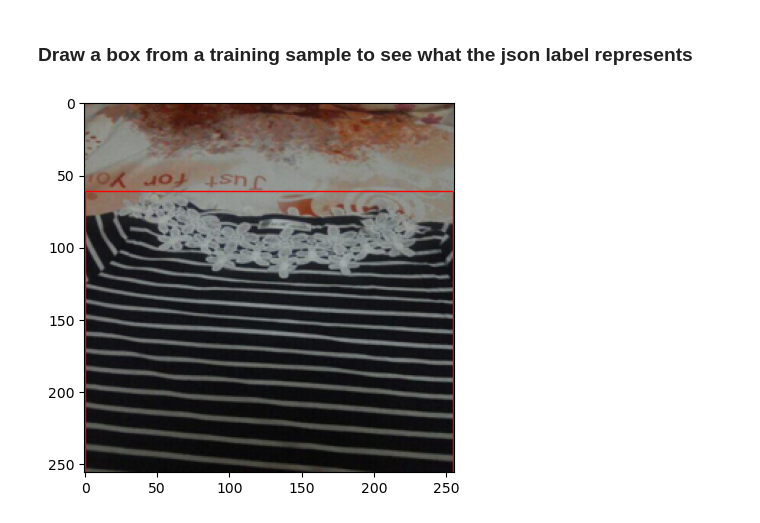
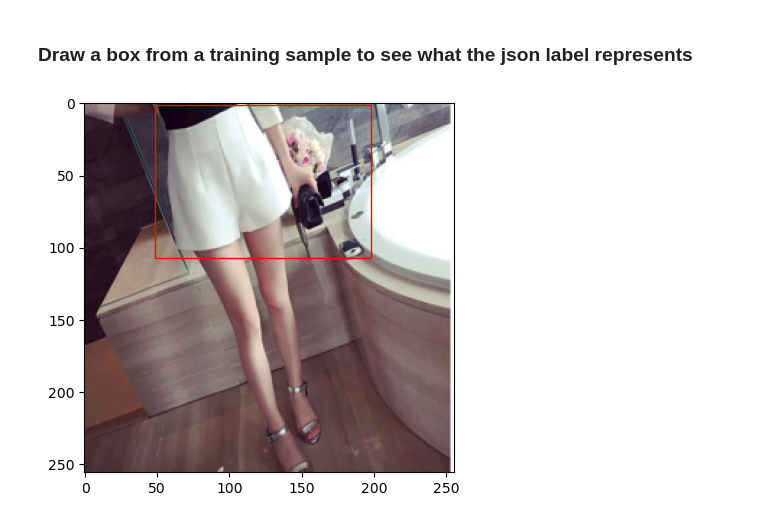
Before and after one commit to Firamon/Object-Detection-Deep-Fashion, a Jupyter notebook: object_detection.ipynb, the cells around one changed output. Cells and saved outputs as stored; diff of their text form; code cells hidden in the pictures.

```diff
--- a/object_detection.ipynb
+++ b/object_detection.ipynb
@@ -247,27 +266,27 @@ KeyError: 0
 # %%
 import matplotlib.pyplot as plt
 import matplotlib.patches as patches
 from PIL import Image
 
 #bounding_box_sample_1 = dataset_1000_examples.annotations[0]["item1"]["bounding_box"]
 bounding_box_size = 256
-bounding_box_center1 = dataset_10_examples.annotations[2][0]["center_1"]
-bounding_box_center2 = dataset_10_examples.annotations[2][0]["center_2"]
-bounding_box_height = dataset_10_examples.annotations[2][0]["height"]
-bounding_box_width = dataset_10_examples.annotations[2][0]["width"]
+bounding_box_center1 = dataset_10_examples.annotations[1][0]["center_1"]
+bounding_box_center2 = dataset_10_examples.annotations[1][0]["center_2"]
+bounding_box_height = dataset_10_examples.annotations[1][0]["height"]
+bounding_box_width = dataset_10_examples.annotations[1][0]["width"]
 # Create figure and axes
 fig, ax = plt.subplots()
 
 # Display the image
-ax.imshow(dataset_10_examples.images[2])
+ax.imshow(dataset_10_examples.images[1])
 
 # Create a Rectangle patch
 #rect1 = patches.Rectangle((bounding_box_sample_1[0], bounding_box_sample_1[1]), bounding_box_sample_1[2], bounding_box_sample_1[3], linewidth=1, edgecolor='r', facecolor='none')
 rect1 = patches.Rectangle((bounding_box_center1 - bounding_box_height/2, bounding_box_center2 - bounding_box_width/2), bounding_box_height, bounding_box_width, linewidth=1, edgecolor='r', facecolor='none')
 
 # Add the patch to the Axes
 ax.add_patch(rect1)
 
 plt.show()
 # %% [output]
-[figure, old version]
+[figure, new version]
```
Also changed, not shown: parts of 24 cells of this notebook.
